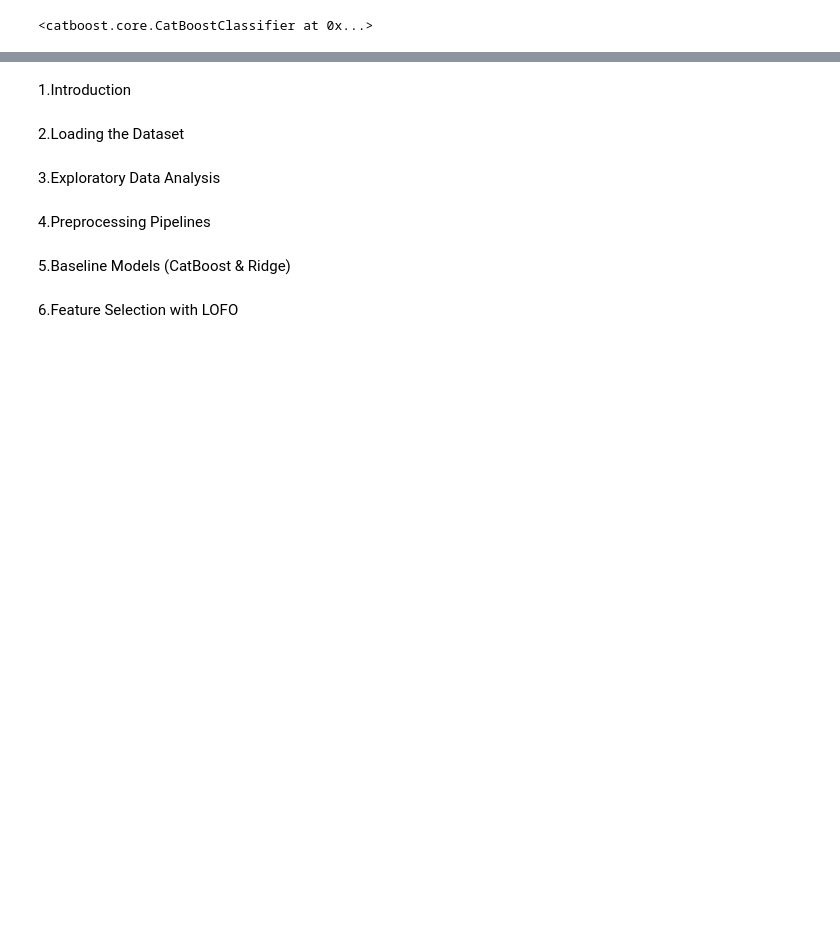
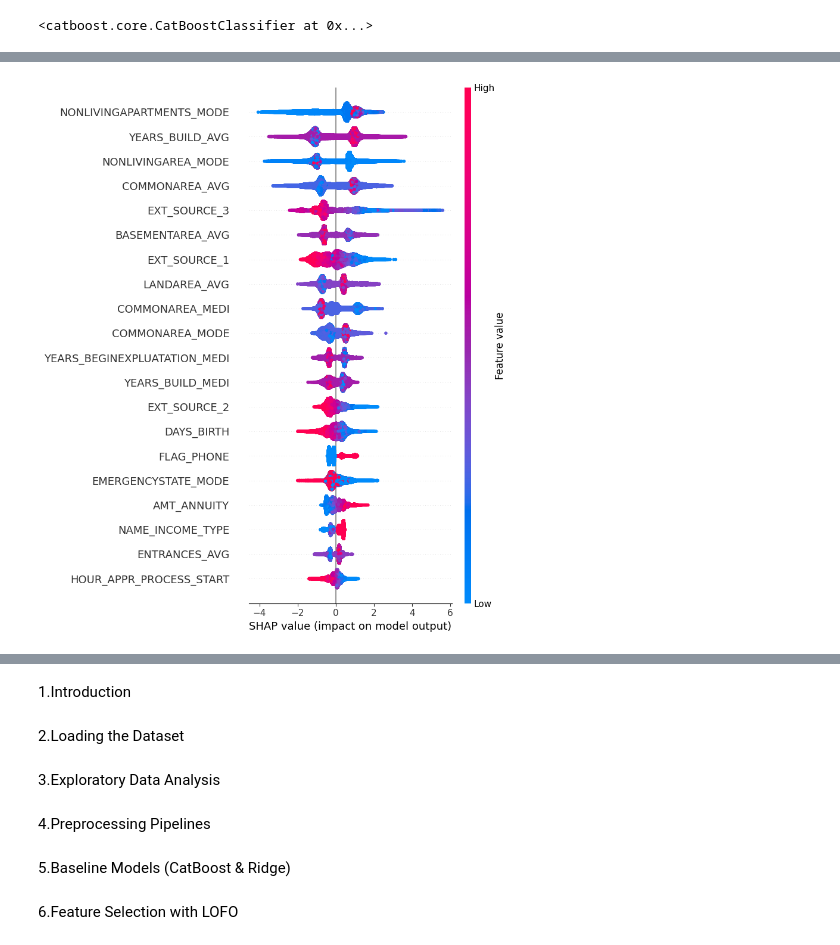
Before and after one commit to oguzhanzengin/case-study, a Jupyter notebook: case1.ipynb, the cells around one changed output, grey strips where cells are left out. Cells and saved outputs as stored; diff of their text form; code cells hidden in the pictures; blank space fills up the shorter version.

```diff
--- a/case1.ipynb
+++ b/case1.ipynb
@@ -345,0 +544,5 @@ NameError: name 'importance_df' is not defined
+# %%
+# Detaylı summary plot (renkler feature değerleri ile ilişkilidir)
+shap.summary_plot(shap_values, X_lofo)
+# %% [output]
+[figure, added]
```
Also changed, not shown: parts of 26 cells of this notebook, 7 other files.
